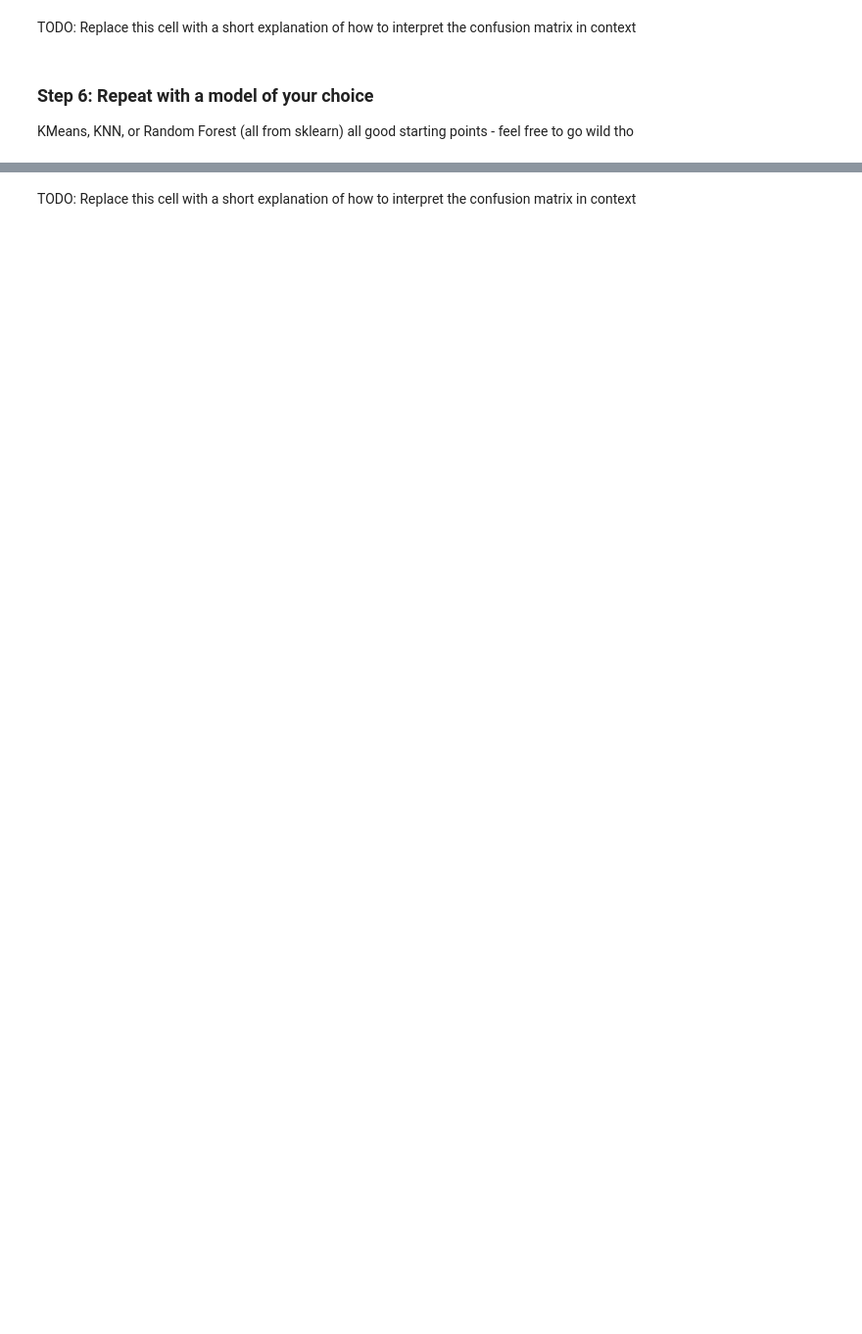
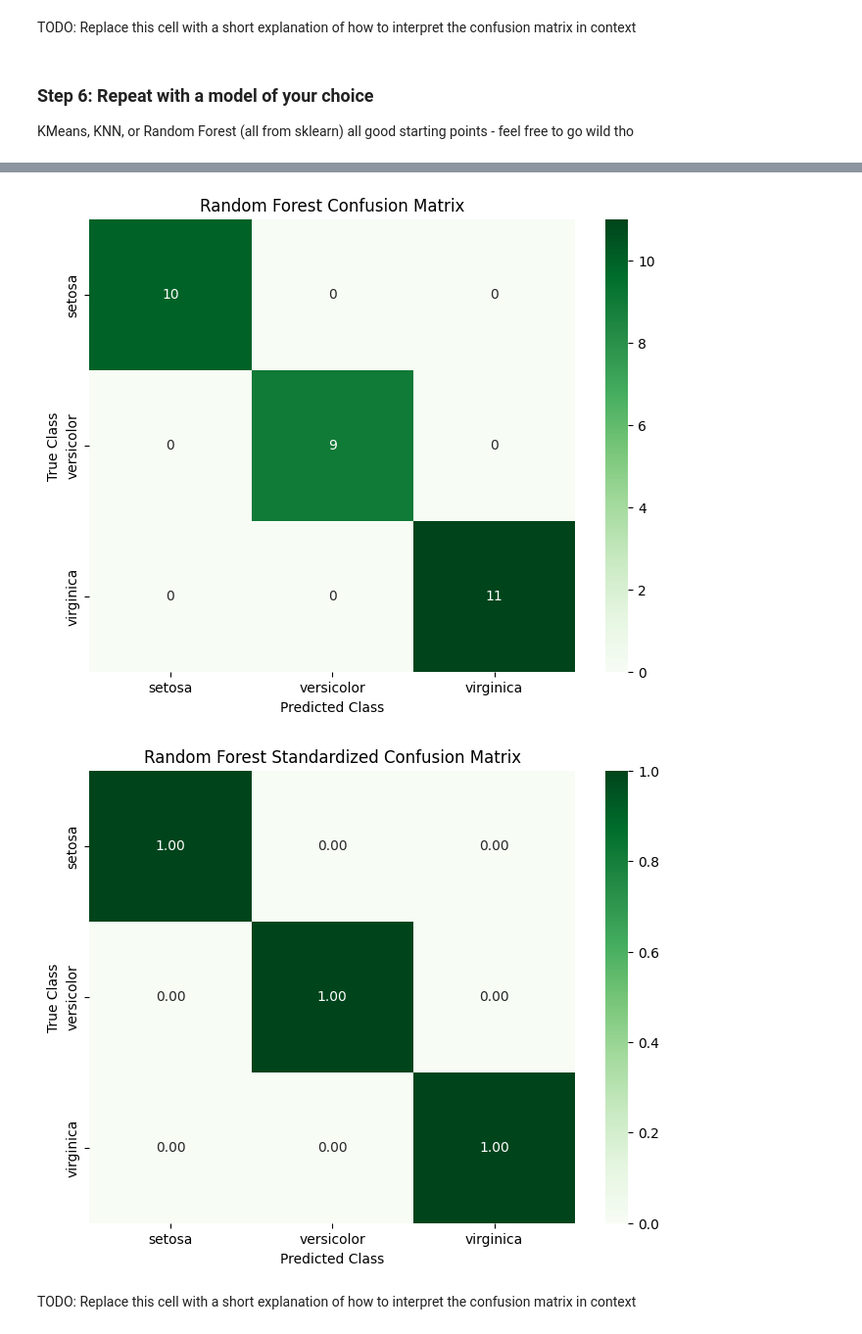
Before and after one commit to Benzene23/my_first_project, a Jupyter notebook: iris_lab.ipynb, the cells around one changed output, grey strips where cells are left out. Shown at 98% size. Cells and saved outputs as stored; diff of their text form; code cells hidden in the pictures; blank space fills up the shorter version.

```diff
--- a/iris_lab.ipynb
+++ b/iris_lab.ipynb
@@ -125,0 +179,4 @@ KMeans, KNN, or Random Forest (all from sklearn) all good starting points - feel
+# %%
+# Train
+rf_model = RandomForestClassifier(n_estimators=100, random_state=42)
+rf_model.fit(X_train_scaled, y_train) #same question as in step5
@@ -125,0 +185,13 @@ KMeans, KNN, or Random Forest (all from sklearn) all good starting points - feel
+# %%
+# Test
+
+y_pred_rf = rf_model.predict(X_test_scaled)
+y_true_rf = y_test #where is this prediction coming from exactly?
+
+accuracy_rf = accuracy_score(y_true_rf, y_pred_rf)
+conf_matrix_rf = confusion_matrix(y_true_rf, y_pred_rf)
+class_report_rf = classification_report(y_true_rf, y_pred_rf)
+
+print("Random Forest Accuracy:", accuracy_rf)
+print("Random Forest Confusion Matrix:\n", conf_matrix_rf)
+print("Random Forest Classification Report:\n", class_report_rf)
@@ -126,3 +214,24 @@ KMeans, KNN, or Random Forest (all from sklearn) all good starting points - feel
+# %%
+# Confusion Matrix
+
+plt.figure(figsize=(8, 6))
+sns.heatmap(conf_matrix_rf, annot=True, fmt='d', cmap='Greens', xticklabels=iris.target_names, yticklabels=iris.target_names)
+plt.title("Random Forest Confusion Matrix")
+plt.xlabel("Predicted Class")
+plt.ylabel("True Class")
+plt.show()
+
+conf_matrix_rf_standardized = conf_matrix_rf.astype('float') / conf_matrix_rf.sum(axis=1)[:, np.newaxis]
+
+plt.figure(figsize=(8, 6))
+sns.heatmap(conf_matrix_rf_standardized, annot=True, fmt='.2f', cmap='Greens', xticklabels=iris.target_names, yticklabels=iris.target_names)
+plt.title("Random Forest Standardized Confusion Matrix")
+plt.xlabel("Predicted Class")
+plt.ylabel("True Class")
+plt.show()
+# %% [output]
+[figure, added]
+[figure, added]
 # %% [markdown]
 TODO: Replace this cell with a short explanation of how to interpret the confusion matrix in context
 # %% [markdown]
```
Also changed, not shown: parts of 11 cells of this notebook.
